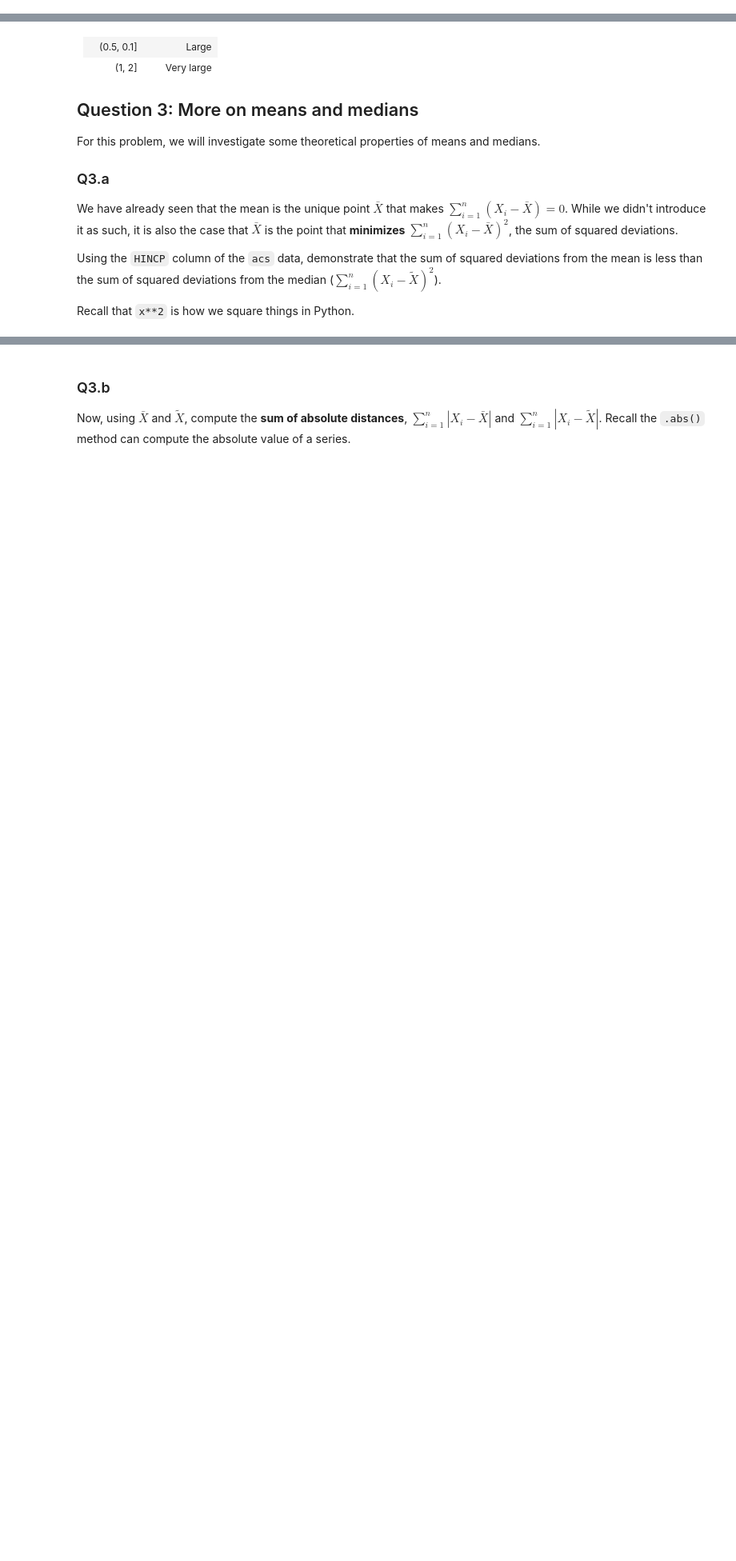
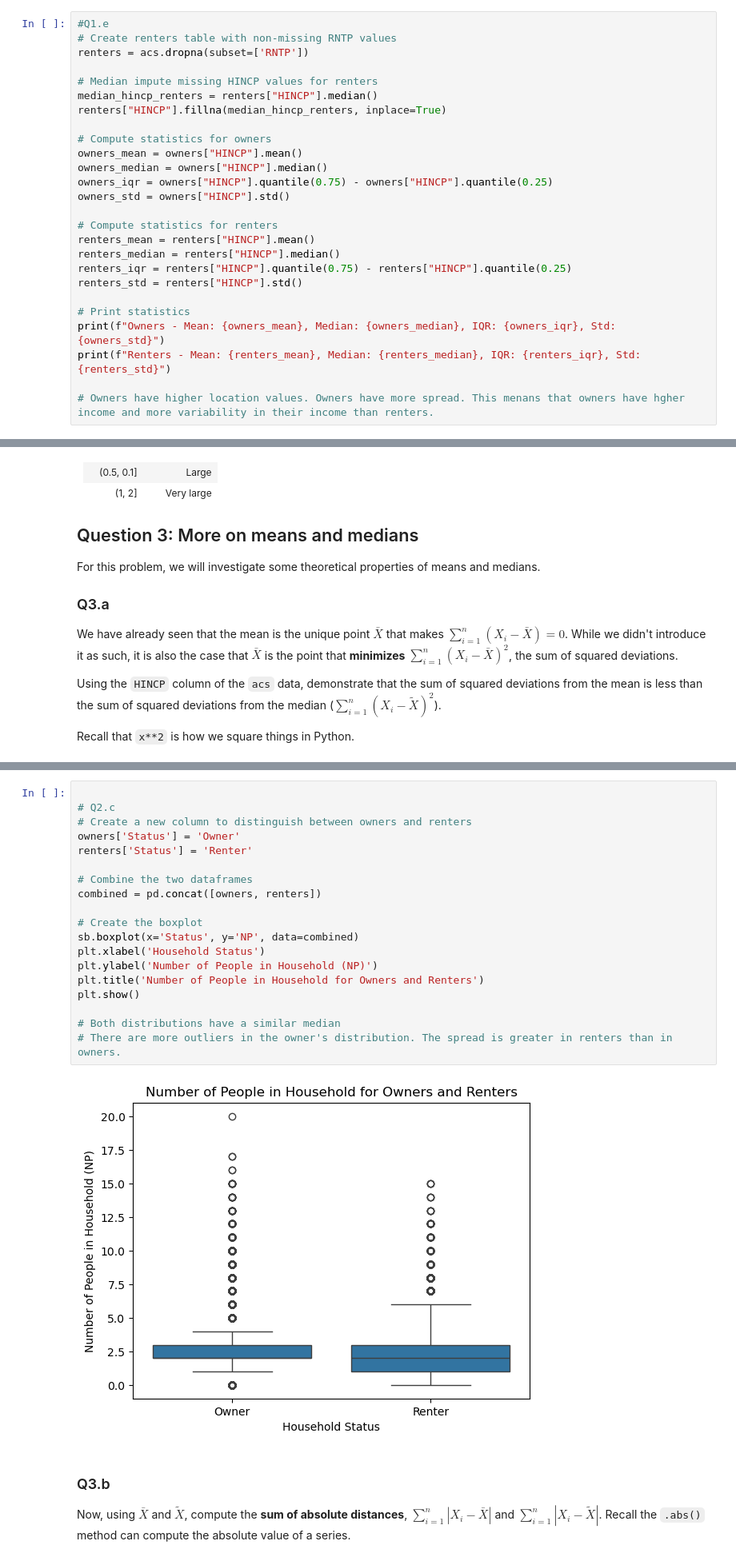
Before and after one commit to zhuol0129/homework-05-ZL, a Jupyter notebook: hw5.ipynb, the cells around one changed output, grey strips where cells are left out. Shown: that part at 80% size. Saved outputs shown, nothing was run; the diff lists cells and outputs as text; blank space fills up the shorter version.

```diff
--- a/hw5.ipynb
+++ b/hw5.ipynb
@@ -48,0 +106,26 @@ hint = pd.Series([True, False, False, True])
+# %%
+#Q1.e
+# Create renters table with non-missing RNTP values
+renters = acs.dropna(subset=['RNTP'])
+
+# Median impute missing HINCP values for renters
+median_hincp_renters = renters["HINCP"].median()
+renters["HINCP"].fillna(median_hincp_renters, inplace=True)
+
+# Compute statistics for owners
+owners_mean = owners["HINCP"].mean()
+owners_median = owners["HINCP"].median()
+owners_iqr = owners["HINCP"].quantile(0.75) - owners["HINCP"].quantile(0.25)
+owners_std = owners["HINCP"].std()
+
+# Compute statistics for renters
+renters_mean = renters["HINCP"].mean()
+renters_median = renters["HINCP"].median()
+renters_iqr = renters["HINCP"].quantile(0.75) - renters["HINCP"].quantile(0.25)
+renters_std = renters["HINCP"].std()
+
+# Print statistics
+print(f"Owners - Mean: {owners_mean}, Median: {owners_median}, IQR: {owners_iqr}, Std: {owners_std}")
+print(f"Renters - Mean: {renters_mean}, Median: {renters_median}, IQR: {renters_iqr}, Std: {renters_std}")
+
+# Owners have higher location values. Owners have more spread. This menans that owners have hgher income and more variability in their income than renters.
@@ -120,3 +241,24 @@ Recall that `x**2` is how we square things in Python.
+# %%
+
+# Q2.c
+# Create a new column to distinguish between owners and renters
+owners['Status'] = 'Owner'
+renters['Status'] = 'Renter'
+
+# Combine the two dataframes
+combined = pd.concat([owners, renters])
+
+# Create the boxplot
+sb.boxplot(x='Status', y='NP', data=combined)
+plt.xlabel('Household Status')
+plt.ylabel('Number of People in Household (NP)')
+plt.title('Number of People in Household for Owners and Renters')
+plt.show()
+
+# Both distributions have a similar median
+# There are more outliers in the owner's distribution. The spread is greater in renters than in owners.
+# %% [output]
+[figure, added]
 # %% [markdown]
 ### Q3.b
 
```
Also changed, not shown: parts of 11 cells of this notebook.
